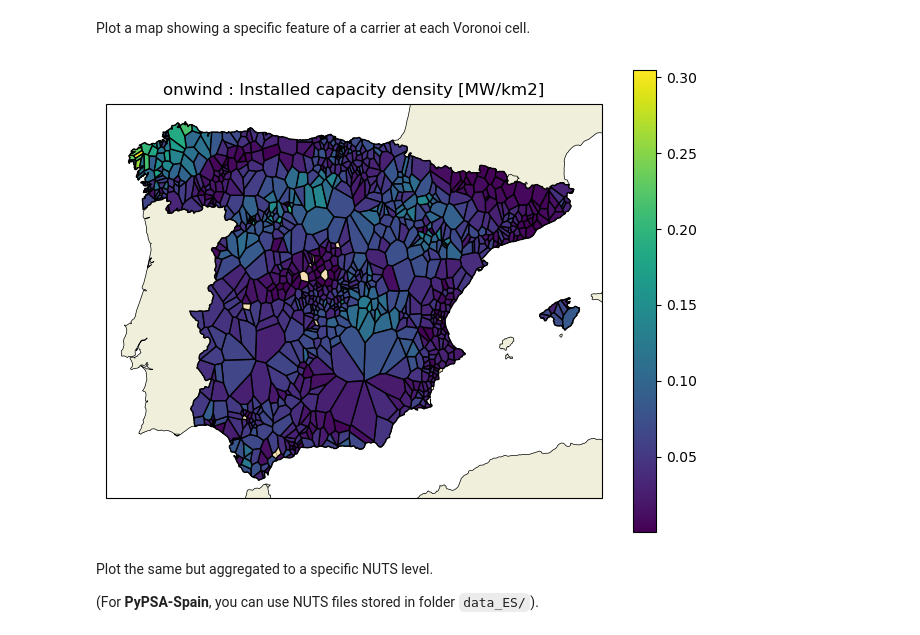
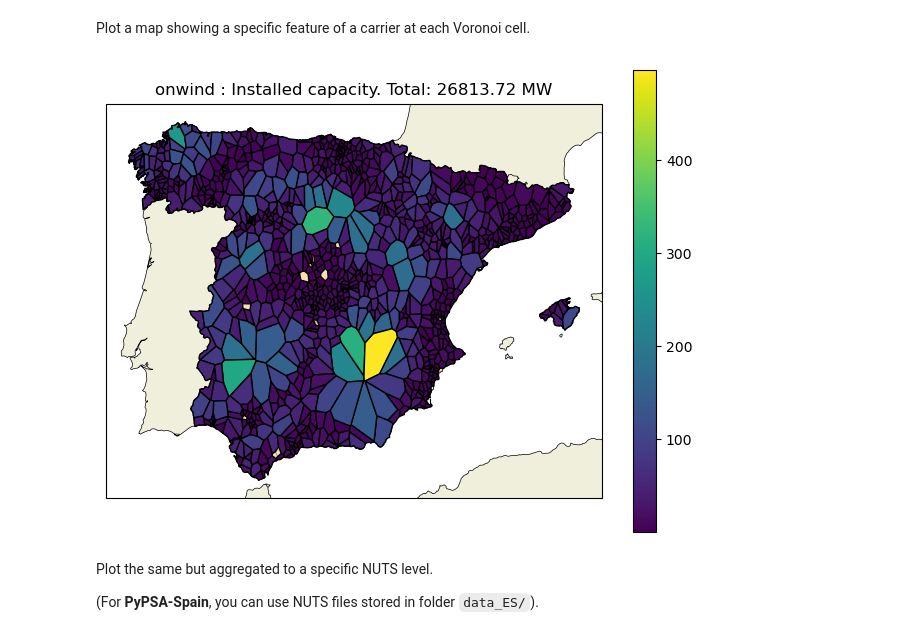
Before and after one commit to cristobal-GC/pypsaX-notebooks, a Jupyter notebook: rules/add_electricity.ipynb, the cells around one changed output. Cells and saved outputs as stored; diff of their text form; code cells hidden in the pictures.

```diff
--- a/rules/add_electricity.ipynb
+++ b/rules/add_electricity.ipynb
@@ -196,40 +196,40 @@ carrier = 'onwind'
 
 ##### Select feature. Uncomment one of the following:
 # feature = 'area'
-# feature = 'p_nom'
-feature = 'p_nom_density'
+feature = 'p_nom'
+# feature = 'p_nom_density'
 # feature = 'p_nom_max'
 # feature = 'p_nom_max_density'
 # feature = 'p_nom_max_ratio'
 
 
 
 #################### Derived parameters
 if 'off' in carrier:
     domain = 'offshore'
 else:
     domain = 'onshore'
 
 
 
 #################### Plot map
 
 fig_size = [8,6]
 crs = ccrs.PlateCarree()
 
 fig, ax = plt.subplots(figsize=fig_size, subplot_kw={'projection': crs})
 
 
 ### Add network geometry
 fun_map_network_geometry(n, ax, domain)
 
 ### Add network capacity at Voronoi cells
 fun_map_network_generators(carrier, n, feature, ax)
 
 ### Add features
 fun_map_add_features(ax)
 # %% [output]
-[figure, old version]
+[figure, new version]
 # %% [markdown]
 Plot the same but aggregated to a specific NUTS level.
 
```
Also changed, not shown: parts of 9 cells of this notebook, 1 other file.
